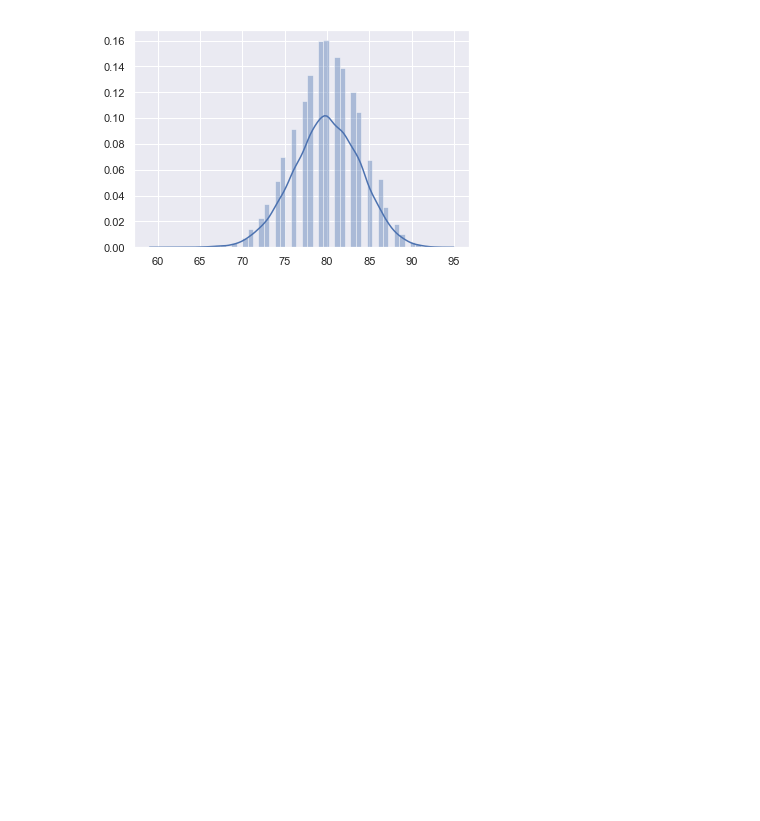
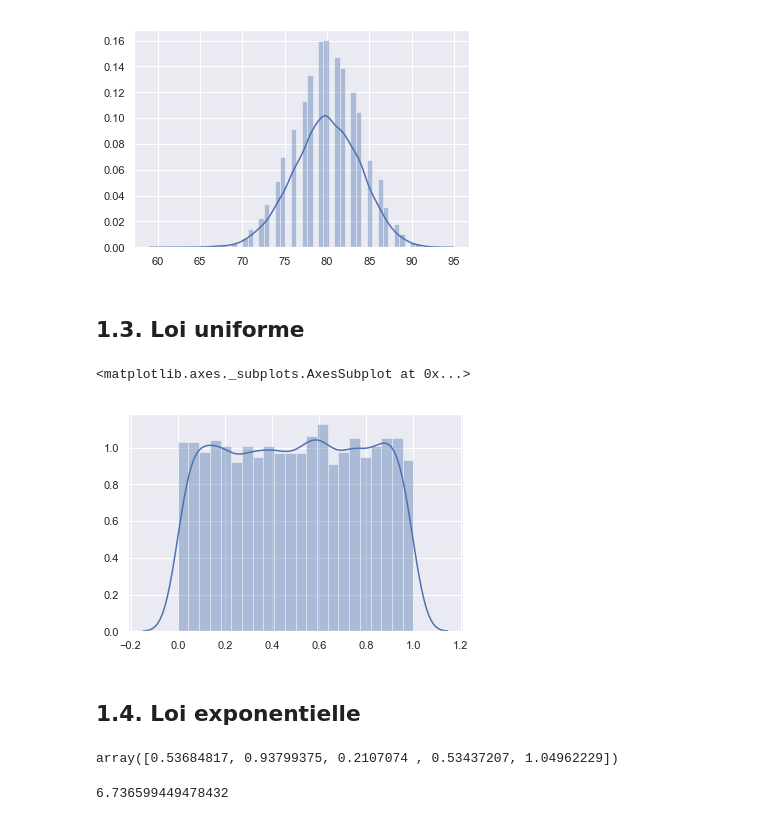
Before and after one commit to Aethyn/LinearRegressionTraining, a Jupyter notebook: TPRegressionLineaire.ipynb, the cells around one changed output. Cells and saved outputs as stored; diff of their text form; code cells hidden in the pictures; blank space fills up the shorter version.

Commit message:
Adding exercise 1 and scatter plot result

```diff
--- a/TPRegressionLineaire.ipynb
+++ b/TPRegressionLineaire.ipynb
@@ -64,3 +64,38 @@ sns.distplot(stats)
 # %% [output]
 <matplotlib.axes._subplots.AxesSubplot at 0x...>
 [figure]
+# %% [markdown]
+## 1.3. Loi uniforme
+# %%
+# On effectue 10000 tirages aléatoires et on génère un graphe à partir des résultats
+stats = np.random.uniform(size=10000)
+sns.distplot(stats)
+# %% [output]
+<matplotlib.axes._subplots.AxesSubplot at 0x...>
+[figure, added]
+# %% [markdown]
+## 1.4. Loi exponentielle
+# %%
+# Cela représente le temps entre deux requêtes à un serveur
+np.random.exponential(size=5)
+# %% [output]
+array([0.53684817, 0.93799375, 0.2107074 , 0.53437207, 1.04962229])
+# %%
+tempsCalcul = 1.0
+stats = []
+
+def temps_attente(n):
+    if n == 0:
+        stats.append(tempsCalcul)
+        return tempsCalcul
+    temps = np.random.exponential()
+    if temps > tempsCalcul:
+        res = tempsCalcul + max(temps_attente(n - 1) - temps, 0)
+    else:
+        res = temps_attente(n - 1) + tempsCalcul - temps
+    stats.append(res)
+    return res
+
+temps_attente(100)
+# %% [output]
+6.736599449478432
```
Also changed, not shown: parts of 3 cells of this notebook.
